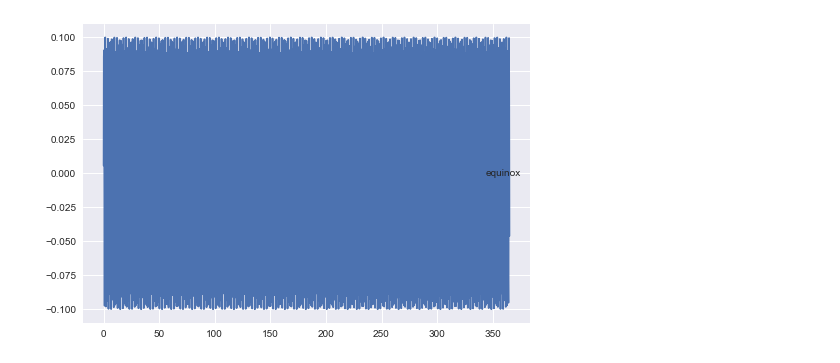
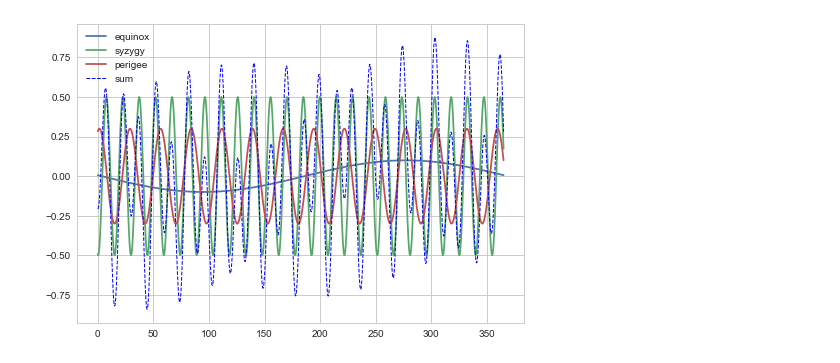
Before and after one commit to moi96/jupyter, a Jupyter notebook: moon.ipynb, the cells around one changed output. Drawn from its saved outputs; the diff is of its cells as text; code cells hidden in the pictures.

```diff
--- a/moon.ipynb
+++ b/moon.ipynb
@@ -59,20 +59,21 @@ off_moon_decl = phi(maxN_dates[case],ref_dates[case])-tropic_m/2
 off_node      = phi(node_dates[case],ref_dates[case])
 # %%
 x = np.linspace(0, 365, 2000)
-def wave(A,O,PHI):
-    return A*np.sin(O*x+PHI)
-#   cycle             ampli               omega                 phi
-perihel_wave   = wave(A_perihel     , tropic_y/(2*np.pi)     , -87                     ,)
-equinox_wave   = wave(A_equinox     , tropic_y/2/(2*np.pi)   , 34.5                     ,)
-syzygy_wave    = wave(A_syzygy      , synodic_m/2/(2*np.pi)  , off_full-synodic_m/8     ,)
-perigee_wave   = wave(A_perigee     , anomal_m/(2*np.pi)     , off_perigee-anomal_m/4   ,)
-moon_decl_wave = wave(A_moon_decl   , tropic_m/2/(2*np.pi)   , off_moon_decl-tropic_m/8 ,)
-node_wave      = wave(A_node        , draconic_m/2/(2*np.pi) , off_node-draconic_m/8    ,)
+def wave(A,T,PHI):                                    #A: Amplitude (relativ), T: Periode [d], PHI: Verschiebung [d]
+    return A*np.sin(2*np.pi/T*x+PHI)
+#   cycle             ampli               period                 phi
+perihel_wave   = wave(A_perihel     , tropic_y      , -87                      )
+equinox_wave   = wave(A_equinox     , tropic_y      , 34.5                     )
+syzygy_wave    = wave(A_syzygy      , synodic_m/2   , off_full-synodic_m/8     )
+perigee_wave   = wave(A_perigee     , anomal_m      , off_perigee-anomal_m/4   )
+moon_decl_wave = wave(A_moon_decl   , tropic_m      , off_moon_decl-tropic_m/8 )
+node_wave      = wave(A_node        , draconic_m    , off_node-draconic_m/8    )
 
+#plt.style.use('seaborn-whitegrid')
 plt.plot(x, equinox_wave, label='equinox')
-#plt.plot(x, syzygy_wave, label='syzygy')
-#plt.plot(x, perigee_wave, label='perigee')
-#plt.plot(x,w1+w2+w3, linestyle='--', label='sum', linewidth=4)
+plt.plot(x, syzygy_wave, label='syzygy')
+plt.plot(x, perigee_wave, label='perigee')
+plt.plot(x, equinox_wave+syzygy_wave+perigee_wave, linestyle='--', label='sum', linewidth=1, color='blue')
 plt.legend();
 # %% [output]
-[figure, old version]
+[figure, new version]
```
Also changed, not shown: parts of 1 cell of this notebook.
